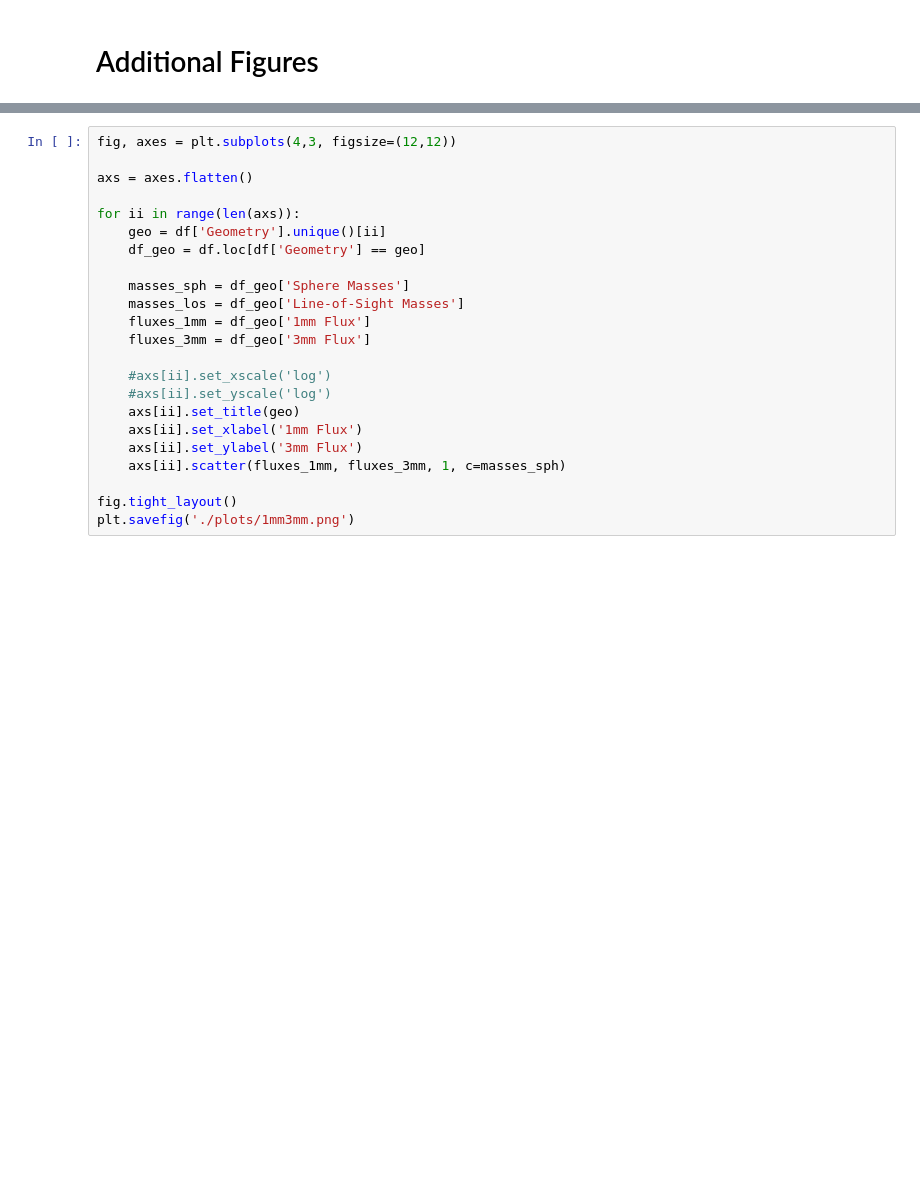
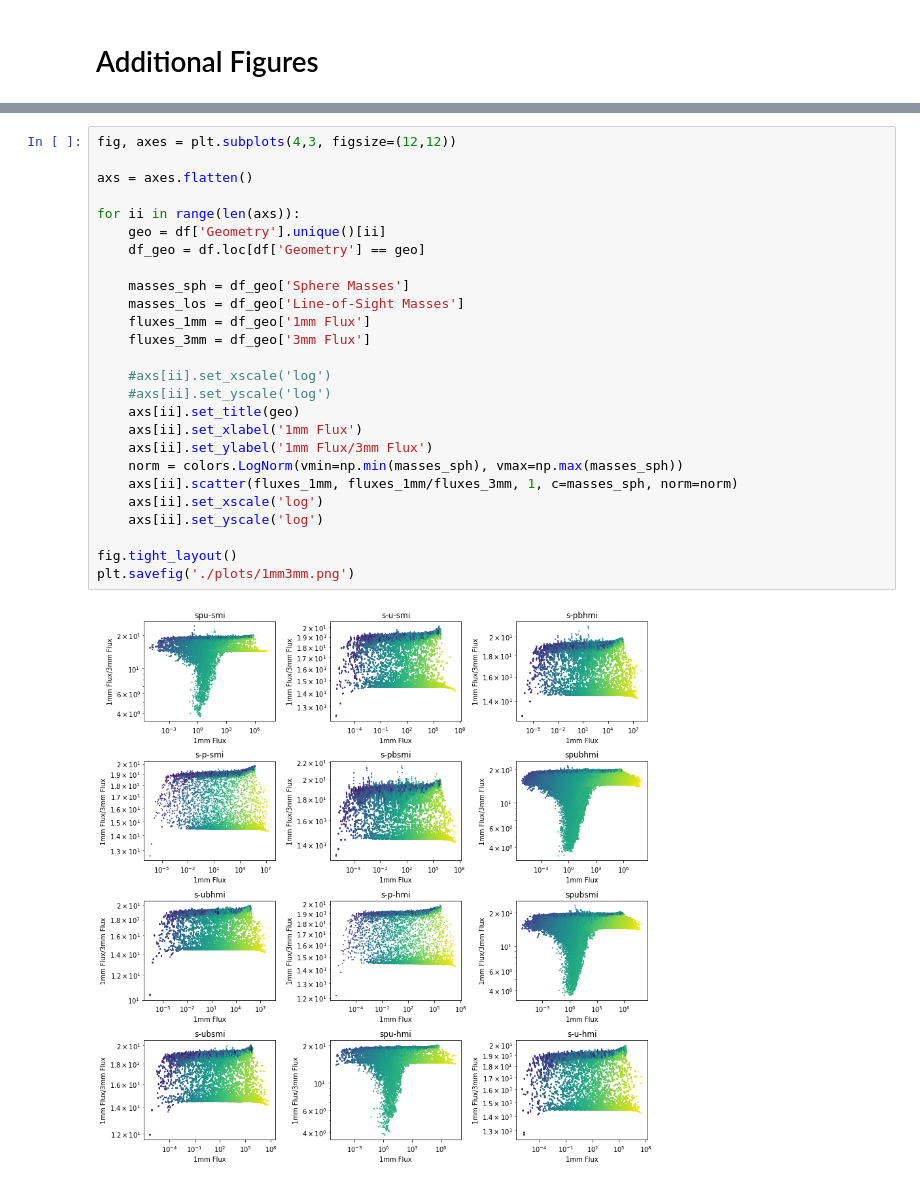
Before and after one commit to SpacialTree/machinelearning-homework, a Jupyter notebook: term_project/making_nn.ipynb, the cells around one changed output, grey strips where cells are left out. Drawn from its saved outputs; the diff is of its cells as text; blank space fills up the shorter version.

```diff
--- a/term_project/making_nn.ipynb
+++ b/term_project/making_nn.ipynb
@@ -656,23 +687,28 @@ plt.savefig('./plots/3mmsph.png')
 # %%
 fig, axes = plt.subplots(4,3, figsize=(12,12))
 
 axs = axes.flatten()
 
 for ii in range(len(axs)):
     geo = df['Geometry'].unique()[ii]
     df_geo = df.loc[df['Geometry'] == geo]
 
     masses_sph = df_geo['Sphere Masses']
     masses_los = df_geo['Line-of-Sight Masses']
     fluxes_1mm = df_geo['1mm Flux']
     fluxes_3mm = df_geo['3mm Flux']
 
     #axs[ii].set_xscale('log')
     #axs[ii].set_yscale('log')
     axs[ii].set_title(geo)
     axs[ii].set_xlabel('1mm Flux')
-    axs[ii].set_ylabel('3mm Flux')
-    axs[ii].scatter(fluxes_1mm, fluxes_3mm, 1, c=masses_sph)
+    axs[ii].set_ylabel('1mm Flux/3mm Flux')
+    norm = colors.LogNorm(vmin=np.min(masses_sph), vmax=np.max(masses_sph))
+    axs[ii].scatter(fluxes_1mm, fluxes_1mm/fluxes_3mm, 1, c=masses_sph, norm=norm)
+    axs[ii].set_xscale('log')
+    axs[ii].set_yscale('log')
 
 fig.tight_layout()
 plt.savefig('./plots/1mm3mm.png')
+# %% [output]
+[figure, added]
```
Also changed, not shown: parts of 10 cells of this notebook, 2 other files.
